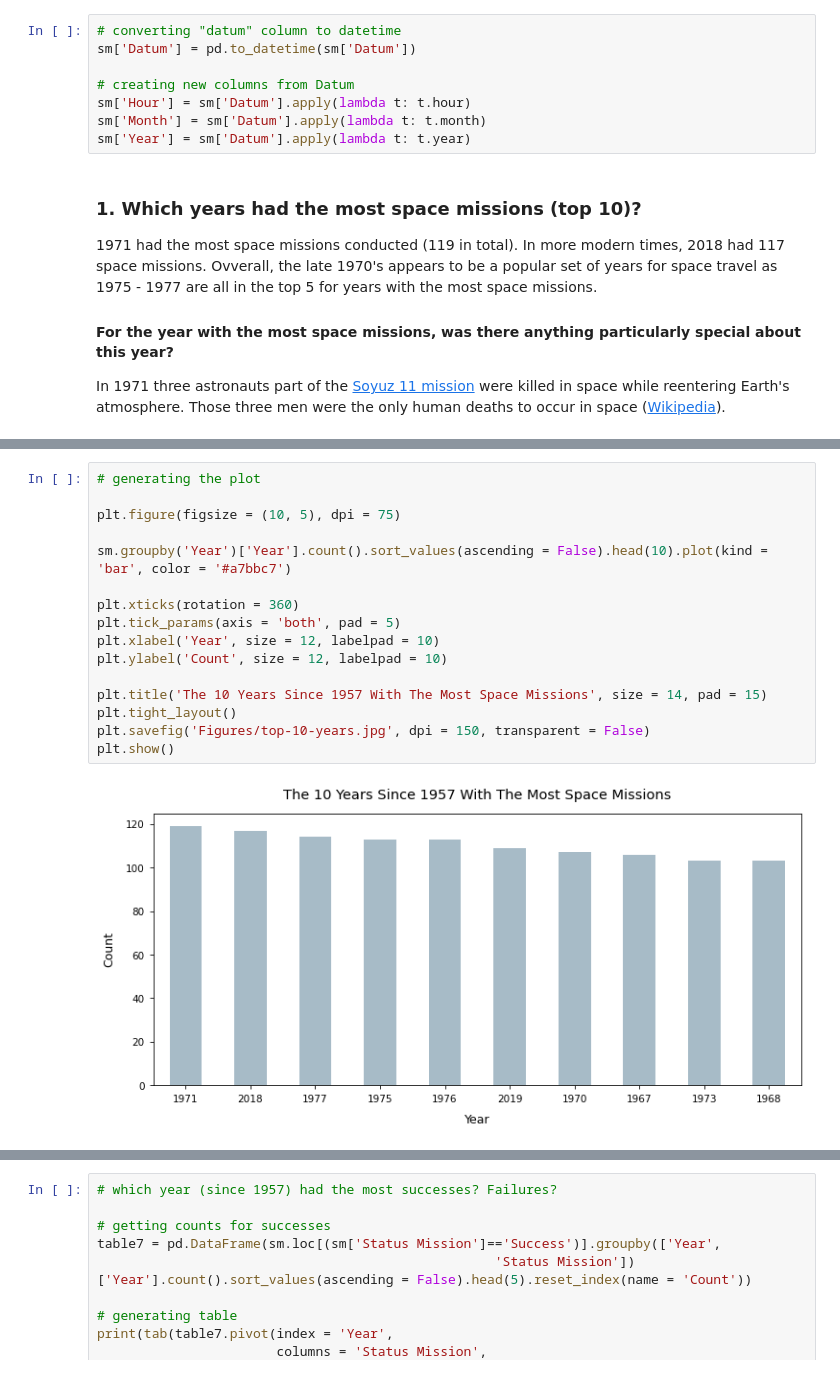
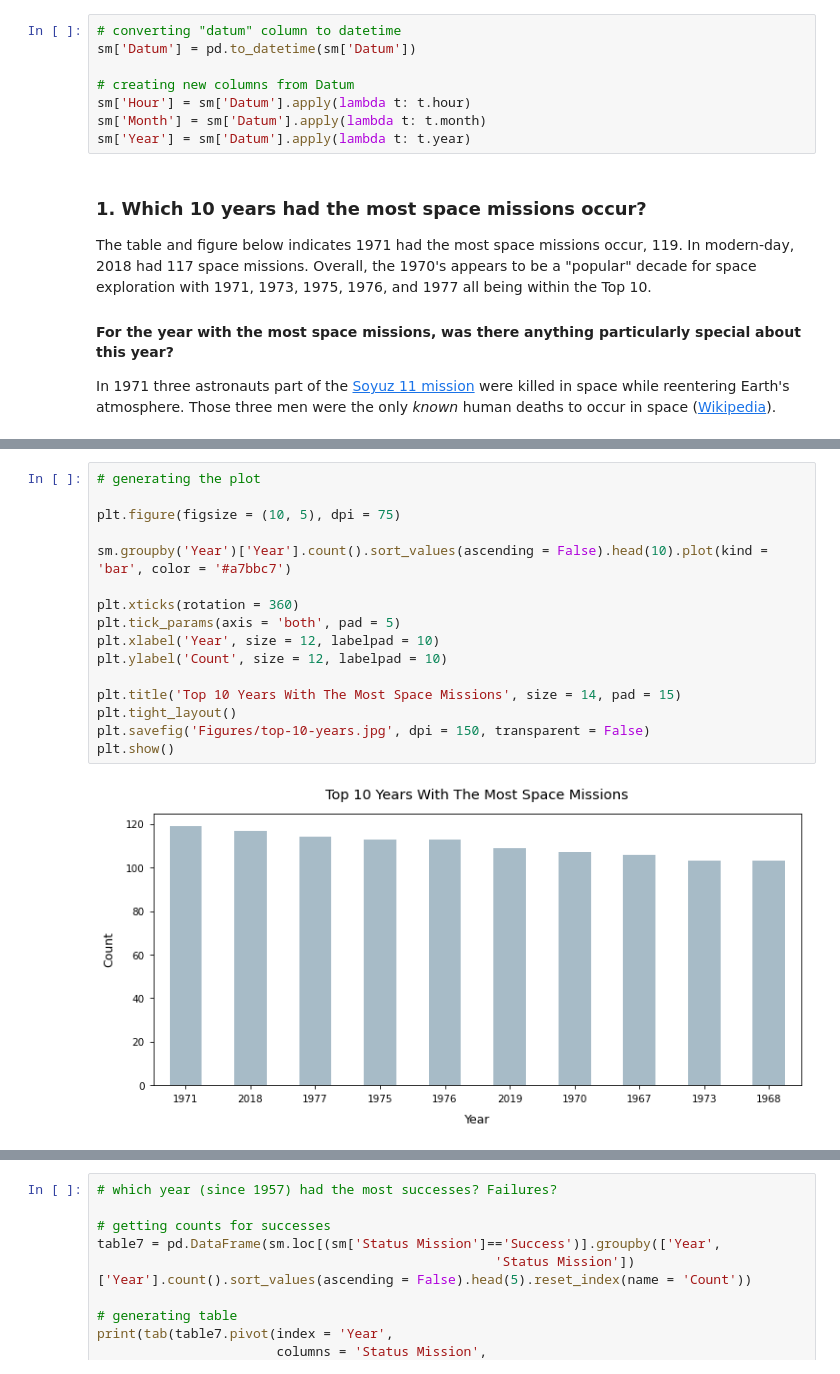
Before and after one commit to julietwomack/SpaceMissions, a Jupyter notebook: Space-Mission-Exploratory-Analysis.ipynb, the cells around one changed output, grey strips where cells are left out. Cells and saved outputs as stored; diff of their text form.

```diff
--- a/Space-Mission-Exploratory-Analysis.ipynb
+++ b/Space-Mission-Exploratory-Analysis.ipynb
@@ -465,13 +468,13 @@ sm['Hour'] = sm['Datum'].apply(lambda t: t.hour)
 sm['Month'] = sm['Datum'].apply(lambda t: t.month)
 sm['Year'] = sm['Datum'].apply(lambda t: t.year)
 # %% [markdown]
-### 1. Which years had the most space missions (top 10)? <a name ="analysis-on-datum-q1">
+### 1. Which 10 years had the most space missions occur? <a name ="analysis-on-datum-q1">
 
-1971 had the most space missions conducted (119 in total). In more modern times, 2018 had 117 space missions. Ovverall, the late 1970's appears to be a popular set of years for space travel as 1975 - 1977 are all in the top 5 for years with the most space missions.
+The table and figure below indicates 1971 had the most space missions occur, 119. In modern-day, 2018 had 117 space missions. Overall, the 1970's appears to be a "popular" decade for space exploration with 1971, 1973, 1975, 1976, and 1977 all being within the Top 10.
 
 #### For the year with the most space missions, was there anything particularly special about this year?
 
-In 1971 three astronauts part of the [Soyuz 11 mission](https://en.wikipedia.org/wiki/Soyuz_11) were killed in space while reentering Earth's atmosphere. Those three men were the only human deaths to occur in space ([Wikipedia](https://en.wikipedia.org/wiki/1971_in_spaceflight)).
+In 1971 three astronauts part of the [Soyuz 11 mission](https://en.wikipedia.org/wiki/Soyuz_11) were killed in space while reentering Earth's atmosphere. Those three men were the only *known* human deaths to occur in space ([Wikipedia](https://en.wikipedia.org/wiki/1971_in_spaceflight)).
 # %%
 # what year had the most space missions - top 10?
 
@@ -499,19 +502,19 @@ print(tab(table6, tablefmt="fancy_grid", headers = ['Year', 'Count']))
 # %%
 # generating the plot
 
 plt.figure(figsize = (10, 5), dpi = 75)
 
 sm.groupby('Year')['Year'].count().sort_values(ascending = False).head(10).plot(kind = 'bar', color = '#a7bbc7')
 
 plt.xticks(rotation = 360)
 plt.tick_params(axis = 'both', pad = 5)
 plt.xlabel('Year', size = 12, labelpad = 10)
 plt.ylabel('Count', size = 12, labelpad = 10)
 
-plt.title('The 10 Years Since 1957 With The Most Space Missions', size = 14, pad = 15)
+plt.title('Top 10 Years With The Most Space Missions', size = 14, pad = 15)
 plt.tight_layout()
 plt.savefig('Figures/top-10-years.jpg', dpi = 150, transparent = False)
 plt.show()
 # %% [output]
-[figure, old version]
+[figure, new version]
 # %% [markdown]
```
Also changed, not shown: parts of 16 cells of this notebook, 3 other files.
